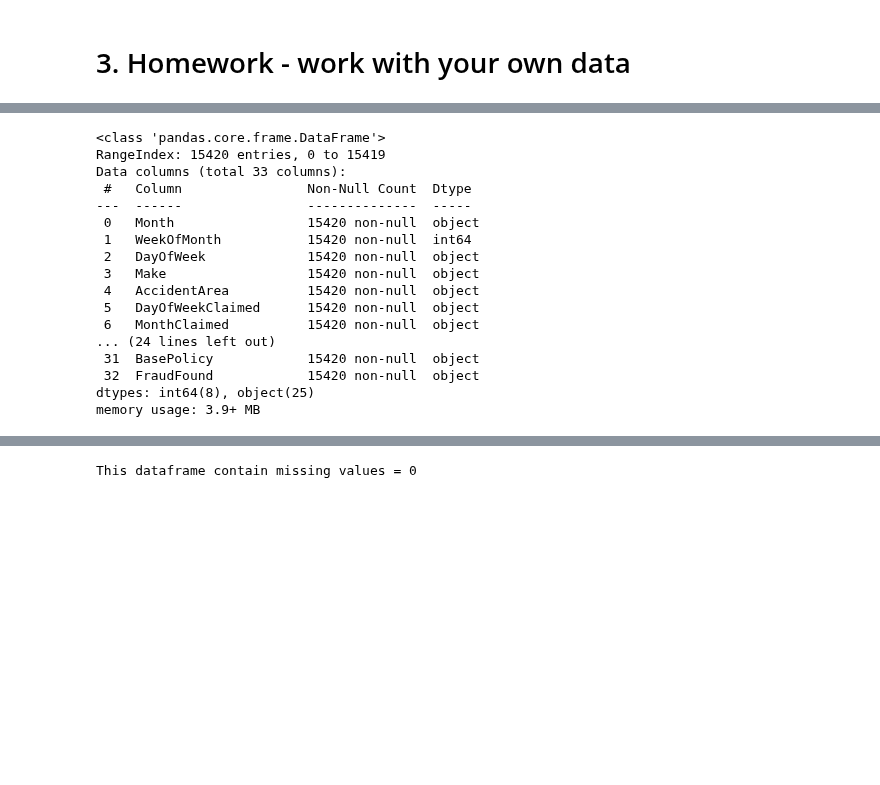
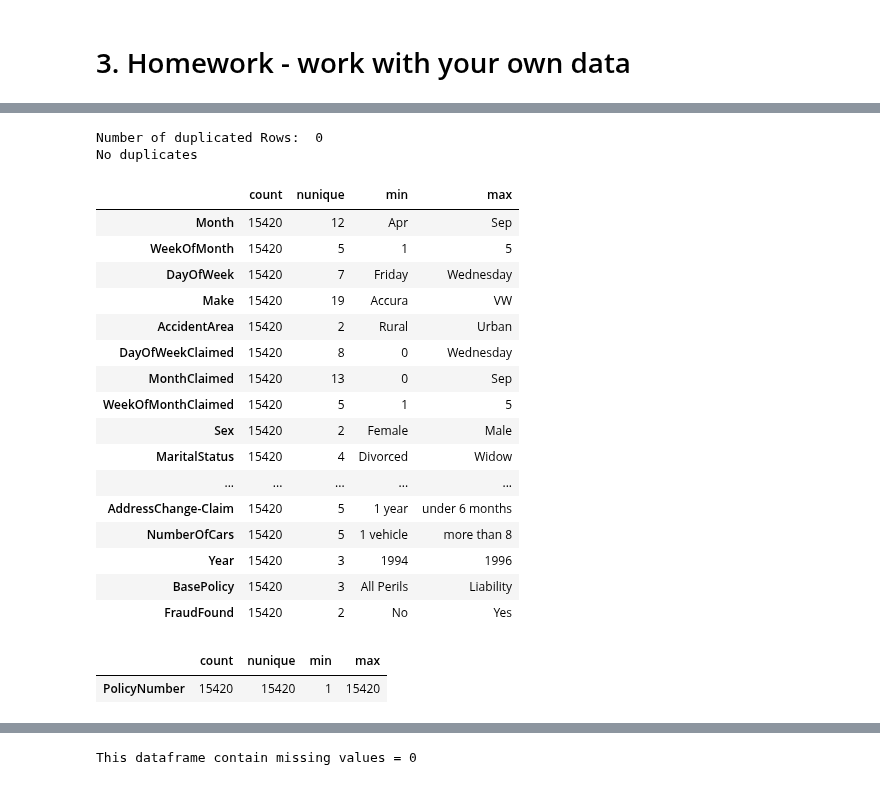
Before and after one commit to SergeyNelyapenkoBU/2025-spring-B2, a Jupyter notebook: OMDS-ModB2-Week2-Nelyapenko-Sergey.ipynb, the cells around one changed output, grey strips where cells are left out. Drawn from its saved outputs; the diff is of its cells as text; code cells hidden in the pictures; blank space fills up the shorter version.

```diff
--- a/OMDS-ModB2-Week2-Nelyapenko-Sergey.ipynb
+++ b/OMDS-ModB2-Week2-Nelyapenko-Sergey.ipynb
@@ -83,21 +113,47 @@ dataset.describe()
-# %%
-dataset.info()
-# %% [output]
-<class 'pandas.core.frame.DataFrame'>
-RangeIndex: 15420 entries, 0 to 15419
-Data columns (total 33 columns):
- #   Column                Non-Null Count  Dtype
----  ------                --------------  -----
- 0   Month                 15420 non-null  object
- 1   WeekOfMonth           15420 non-null  int64
- 2   DayOfWeek             15420 non-null  object
- 3   Make                  15420 non-null  object
- 4   AccidentArea          15420 non-null  object
- 5   DayOfWeekClaimed      15420 non-null  object
- 6   MonthClaimed          15420 non-null  object
-... (24 lines left out)
- 31  BasePolicy            15420 non-null  object
- 32  FraudFound            15420 non-null  object
-dtypes: int64(8), object(25)
-memory usage: 3.9+ MB
+# %%
+# Are there any duplicate rows?
+# Note: There is no information describing primary key, therefore first duplicates check for all of the columns:
+print("Number of duplicated Rows: ", dataset.duplicated().sum())
+
+# show duplicated if any:
+if  dataset.duplicated().sum() > 0:
+    dataset_duplicates = dataset[dataset.duplicated()]
+    print("Duplicated Rows: ", dataset_duplicates)
+    deleted_duplicates = dataset.drop_duplicates()
+    print("Deleted Duplicated Rows:", dataset_duplicates)
+
+else:
+    print("No duplicates")
+# %% [output]
+Number of duplicated Rows:  0
+No duplicates
+# %%
+# add some very basic data profiling:
+data_profiling = dataset.agg(['count', 'nunique', 'min', 'max']).transpose()
+data_profiling
+# %% [output]
+|  | count | nunique | min | max |
+| Month | 15420 | 12 | Apr | Sep |
+| WeekOfMonth | 15420 | 5 | 1 | 5 |
+| DayOfWeek | 15420 | 7 | Friday | Wednesday |
+| Make | 15420 | 19 | Accura | VW |
+| AccidentArea | 15420 | 2 | Rural | Urban |
+| DayOfWeekClaimed | 15420 | 8 | 0 | Wednesday |
+| MonthClaimed | 15420 | 13 | 0 | Sep |
+| WeekOfMonthClaimed | 15420 | 5 | 1 | 5 |
+| Sex | 15420 | 2 | Female | Male |
+| MaritalStatus | 15420 | 4 | Divorced | Widow |
+| ... | ... | ... | ... | ... |
+| AddressChange-Claim | 15420 | 5 | 1 year | under 6 months |
+| NumberOfCars | 15420 | 5 | 1 vehicle | more than 8 |
+| Year | 15420 | 3 | 1994 | 1996 |
+| BasePolicy | 15420 | 3 | All Perils | Liability |
+| FraudFound | 15420 | 2 | No | Yes |
+# %%
+# Get list of columns where 'count' is equal to 'nunique', natural key candidates:
+data_profiling_unique_columns = data_profiling[data_profiling['count'] == data_profiling['nunique']]
+data_profiling_unique_columns
+# %% [output]
+|  | count | nunique | min | max |
+| PolicyNumber | 15420 | 15420 | 1 | 15420 |
 # %%
```
Also changed, not shown: parts of 13 cells of this notebook.
